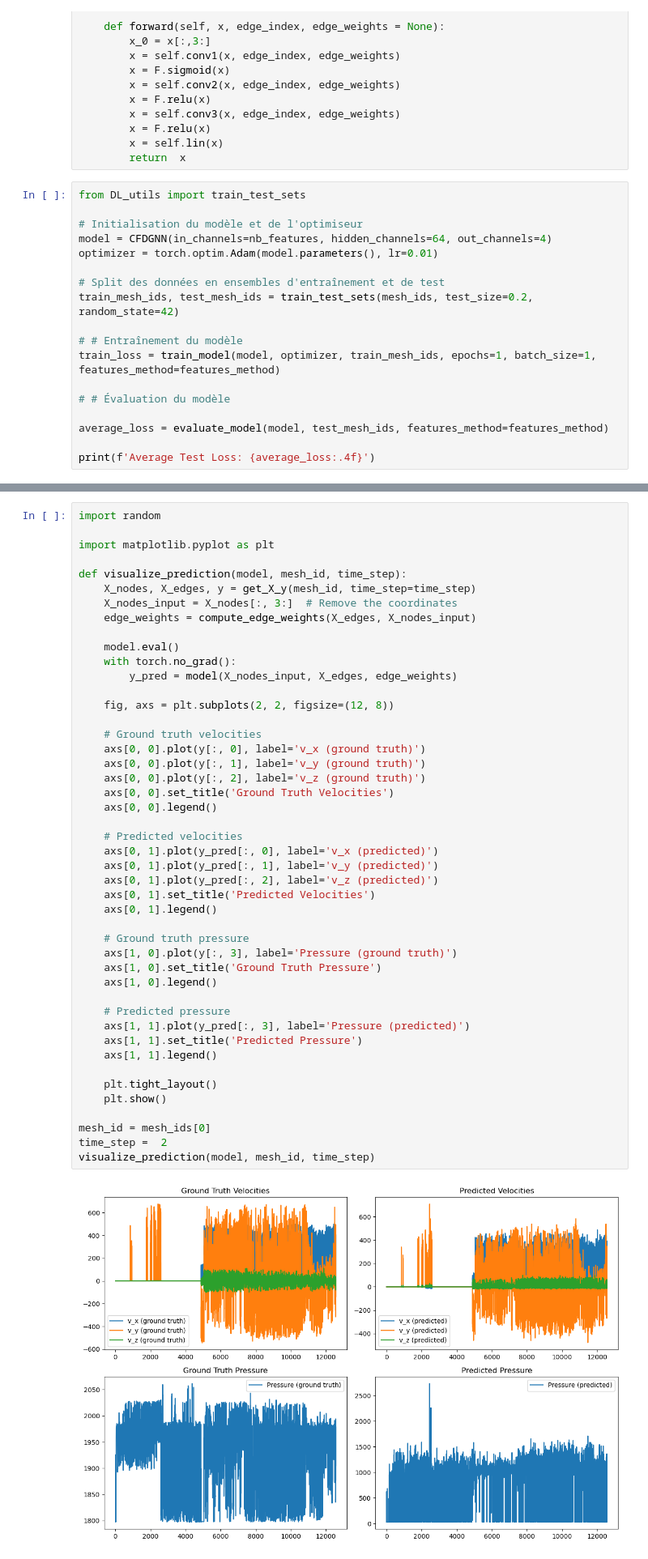
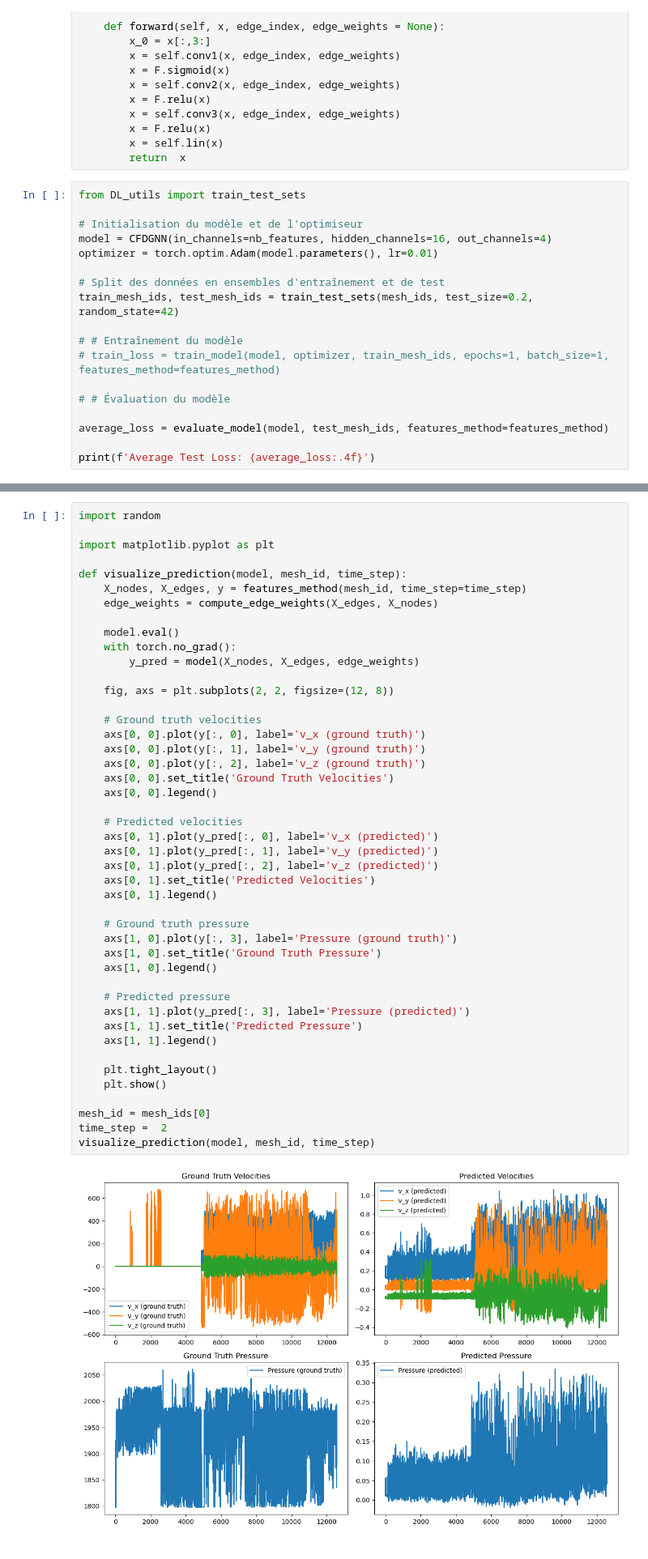
Before and after one commit to zhanquen/DC_flood, a Jupyter notebook: test_moracchini.ipynb, the cells around one changed output, grey strips where cells are left out. Shown at 81% size. Drawn from its saved outputs; the diff is of its cells as text.

```diff
--- a/test_moracchini.ipynb
+++ b/test_moracchini.ipynb
@@ -70,14 +70,14 @@ class CFDGNN(torch.nn.Module):
 from DL_utils import train_test_sets
 
 # Initialisation du modèle et de l'optimiseur
-model = CFDGNN(in_channels=nb_features, hidden_channels=64, out_channels=4)
+model = CFDGNN(in_channels=nb_features, hidden_channels=16, out_channels=4)
 optimizer = torch.optim.Adam(model.parameters(), lr=0.01)
 
 # Split des données en ensembles d'entraînement et de test
 train_mesh_ids, test_mesh_ids = train_test_sets(mesh_ids, test_size=0.2, random_state=42)
 
 # # Entraînement du modèle
-train_loss = train_model(model, optimizer, train_mesh_ids, epochs=1, batch_size=1, features_method=features_method)
+# train_loss = train_model(model, optimizer, train_mesh_ids, epochs=1, batch_size=1, features_method=features_method)
 
 # # Évaluation du modèle
 
@@ -110,13 +110,12 @@ import random
 import matplotlib.pyplot as plt
 
 def visualize_prediction(model, mesh_id, time_step):
-    X_nodes, X_edges, y = get_X_y(mesh_id, time_step=time_step)
-    X_nodes_input = X_nodes[:, 3:]  # Remove the coordinates
-    edge_weights = compute_edge_weights(X_edges, X_nodes_input)
+    X_nodes, X_edges, y = features_method(mesh_id, time_step=time_step)
+    edge_weights = compute_edge_weights(X_edges, X_nodes)
 
     model.eval()
     with torch.no_grad():
-        y_pred = model(X_nodes_input, X_edges, edge_weights)
+        y_pred = model(X_nodes, X_edges, edge_weights)
 
     fig, axs = plt.subplots(2, 2, figsize=(12, 8))
 
@@ -124,31 +123,31 @@ def visualize_prediction(model, mesh_id, time_step):
     axs[0, 0].plot(y[:, 0], label='v_x (ground truth)')
     axs[0, 0].plot(y[:, 1], label='v_y (ground truth)')
     axs[0, 0].plot(y[:, 2], label='v_z (ground truth)')
     axs[0, 0].set_title('Ground Truth Velocities')
     axs[0, 0].legend()
 
     # Predicted velocities
     axs[0, 1].plot(y_pred[:, 0], label='v_x (predicted)')
     axs[0, 1].plot(y_pred[:, 1], label='v_y (predicted)')
     axs[0, 1].plot(y_pred[:, 2], label='v_z (predicted)')
     axs[0, 1].set_title('Predicted Velocities')
     axs[0, 1].legend()
 
     # Ground truth pressure
     axs[1, 0].plot(y[:, 3], label='Pressure (ground truth)')
     axs[1, 0].set_title('Ground Truth Pressure')
     axs[1, 0].legend()
 
     # Predicted pressure
     axs[1, 1].plot(y_pred[:, 3], label='Pressure (predicted)')
     axs[1, 1].set_title('Predicted Pressure')
     axs[1, 1].legend()
 
     plt.tight_layout()
     plt.show()
 
 mesh_id = mesh_ids[0]
 time_step =  2
 visualize_prediction(model, mesh_id, time_step)
 # %% [output]
-[figure, old version]
+[figure, new version]
```
Also changed, not shown: parts of 1 cell of this notebook.
